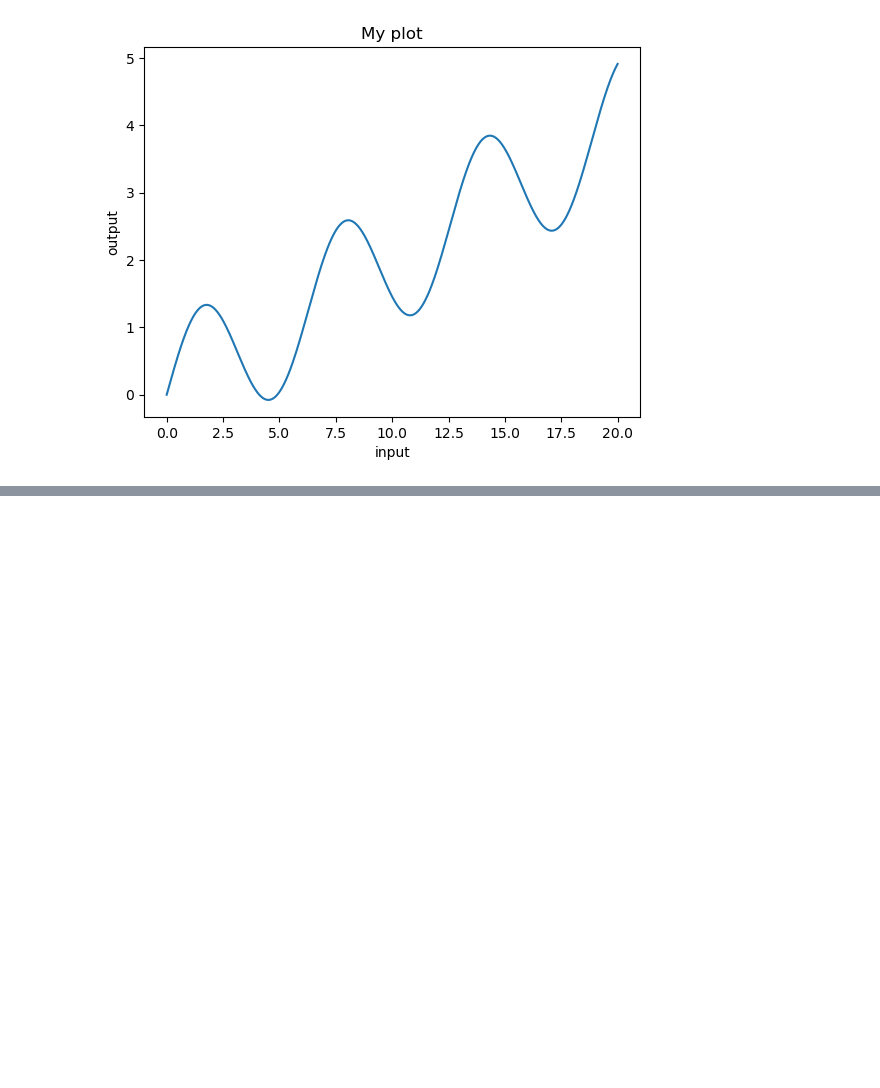
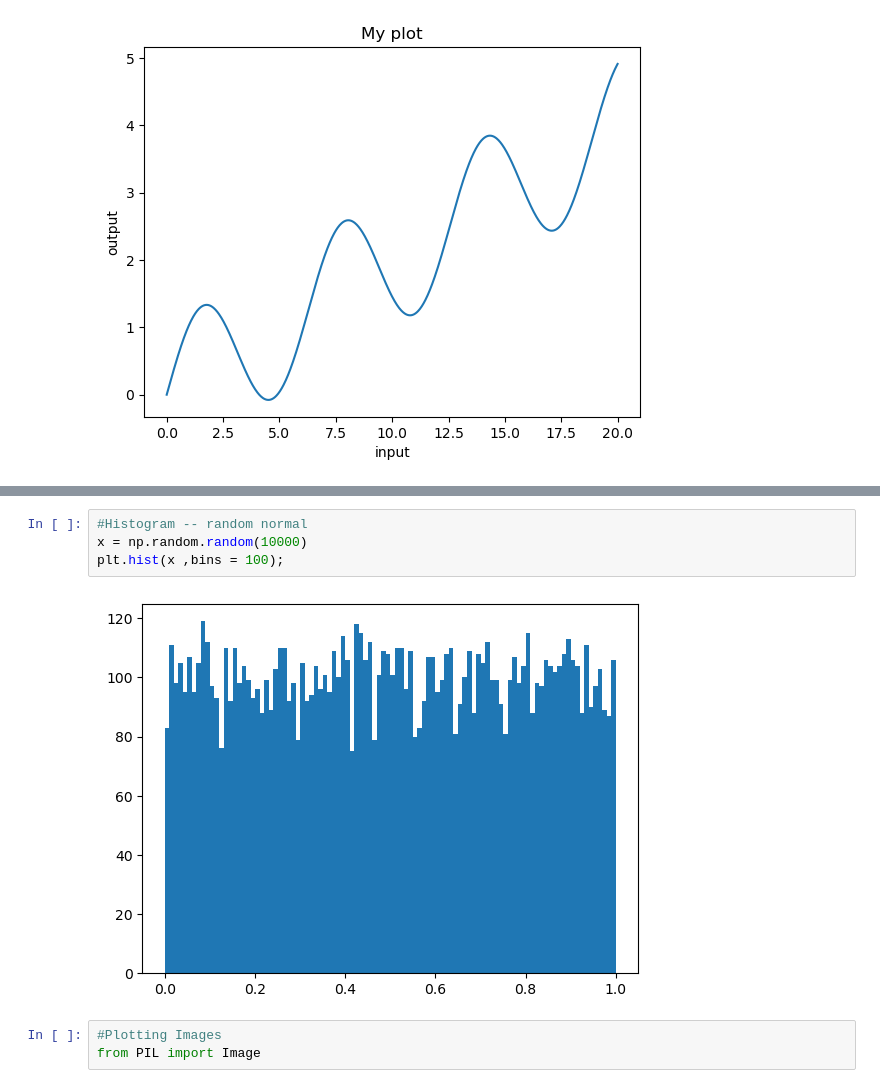
Before and after one commit to martinkilombe/Machine-Learning-Libraries, a Jupyter notebook: Matplot/Matplot lib.ipynb, the cells around one changed output, grey strips where cells are left out. Cells and saved outputs as stored; diff of their text form; blank space fills up the shorter version.

```diff
--- a/Matplot/Matplot lib.ipynb
+++ b/Matplot/Matplot lib.ipynb
@@ -22,0 +36,9 @@ plt.title('My plot');
+# %%
+#Histogram -- random normal
+x = np.random.random(10000)
+plt.hist(x ,bins = 100);
+# %% [output]
+[figure, added]
+# %%
+#Plotting Images
+from PIL import Image
```
Also changed, not shown: parts of 2 cells of this notebook.
